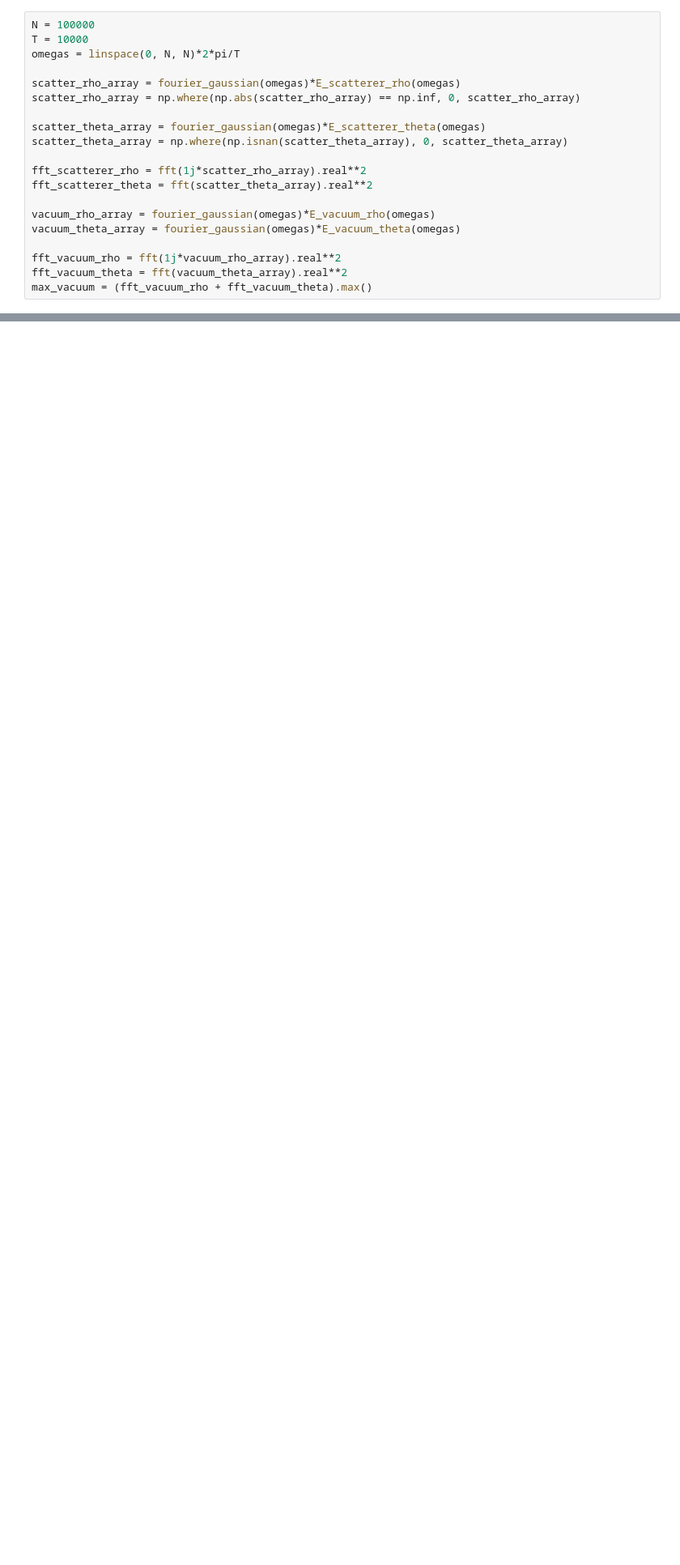
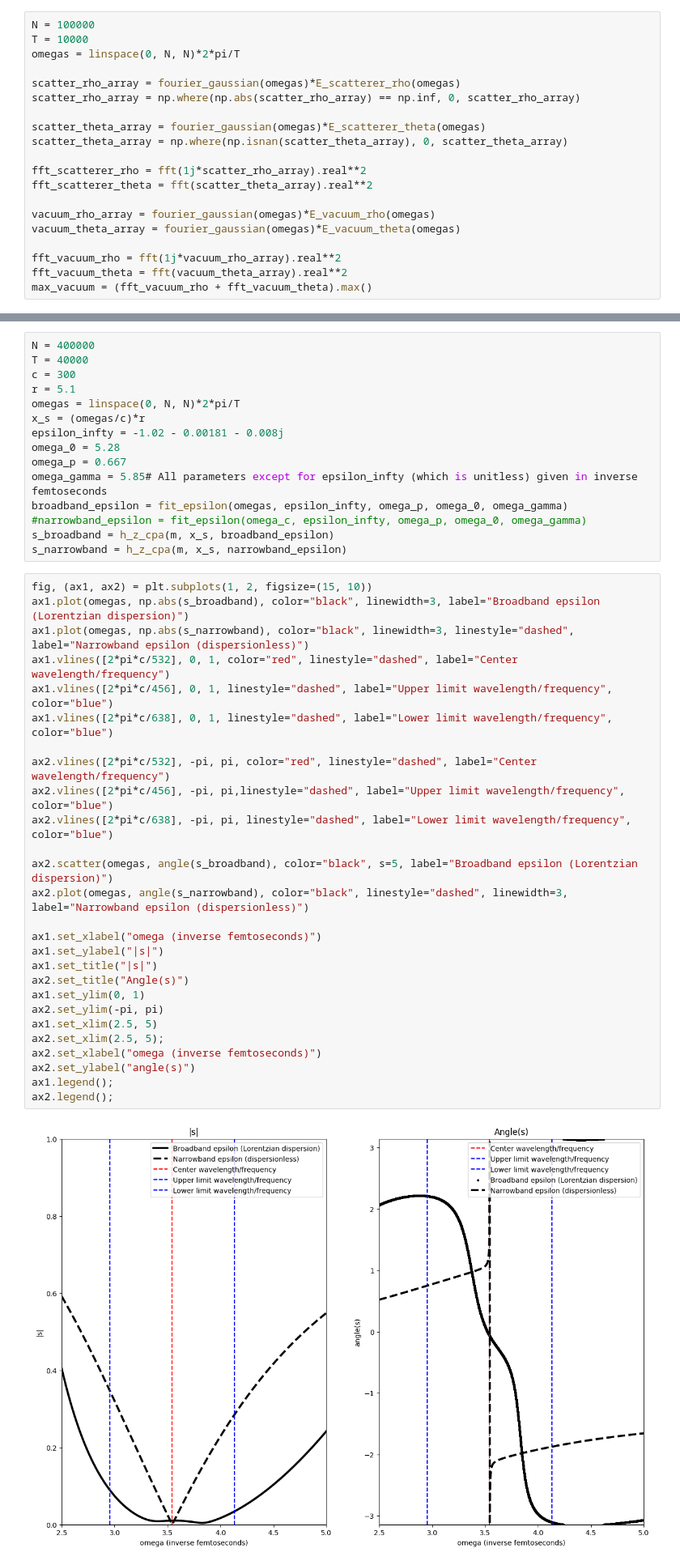
Before and after one commit to AliGhorashiCMT/Coherent-Perfect-Absorption, a Jupyter notebook: cylinders/Passive sink plane waves and time domain.ipynb, the cells around one changed output, grey strips where cells are left out. Shown at 81% size. Drawn from its saved outputs; the diff is of its cells as text; blank space fills up the shorter version.

```diff
--- a/cylinders/Passive sink plane waves and time domain.ipynb
+++ b/cylinders/Passive sink plane waves and time domain.ipynb
@@ -315,0 +348,44 @@ ax.set_xlim(-20, 20);
+# %%
+N = 400000
+T = 40000
+c = 300
+r = 5.1
+omegas = linspace(0, N, N)*2*pi/T
+x_s = (omegas/c)*r
+epsilon_infty = -1.02 - 0.00181 - 0.008j
+omega_0 = 5.28
+omega_p = 0.667
+omega_gamma = 5.85# All parameters except for epsilon_infty (which is unitless) given in inverse femtoseconds
+broadband_epsilon = fit_epsilon(omegas, epsilon_infty, omega_p, omega_0, omega_gamma)
+#narrowband_epsilon = fit_epsilon(omega_c, epsilon_infty, omega_p, omega_0, omega_gamma)
+s_broadband = h_z_cpa(m, x_s, broadband_epsilon)
+s_narrowband = h_z_cpa(m, x_s, narrowband_epsilon)
+# %%
+fig, (ax1, ax2) = plt.subplots(1, 2, figsize=(15, 10))
+ax1.plot(omegas, np.abs(s_broadband), color="black", linewidth=3, label="Broadband epsilon (Lorentzian dispersion)")
+ax1.plot(omegas, np.abs(s_narrowband), color="black", linewidth=3, linestyle="dashed", label="Narrowband epsilon (dispersionless)")
+ax1.vlines([2*pi*c/532], 0, 1, color="red", linestyle="dashed", label="Center wavelength/frequency")
+ax1.vlines([2*pi*c/456], 0, 1, linestyle="dashed", label="Upper limit wavelength/frequency", color="blue")
+ax1.vlines([2*pi*c/638], 0, 1, linestyle="dashed", label="Lower limit wavelength/frequency", color="blue")
+
+ax2.vlines([2*pi*c/532], -pi, pi, color="red", linestyle="dashed", label="Center wavelength/frequency")
+ax2.vlines([2*pi*c/456], -pi, pi,linestyle="dashed", label="Upper limit wavelength/frequency", color="blue")
+ax2.vlines([2*pi*c/638], -pi, pi, linestyle="dashed", label="Lower limit wavelength/frequency", color="blue")
+
+ax2.scatter(omegas, angle(s_broadband), color="black", s=5, label="Broadband epsilon (Lorentzian dispersion)")
+ax2.plot(omegas, angle(s_narrowband), color="black", linestyle="dashed", linewidth=3, label="Narrowband epsilon (dispersionless)")
+
+ax1.set_xlabel("omega (inverse femtoseconds)")
+ax1.set_ylabel("|s|")
+ax1.set_title("|s|")
+ax2.set_title("Angle(s)")
+ax1.set_ylim(0, 1)
+ax2.set_ylim(-pi, pi)
+ax1.set_xlim(2.5, 5)
+ax2.set_xlim(2.5, 5);
+ax2.set_xlabel("omega (inverse femtoseconds)")
+ax2.set_ylabel("angle(s)")
+ax1.legend();
+ax2.legend();
+# %% [output]
+[figure, added]
```
Also changed, not shown: parts of 12 cells of this notebook.
